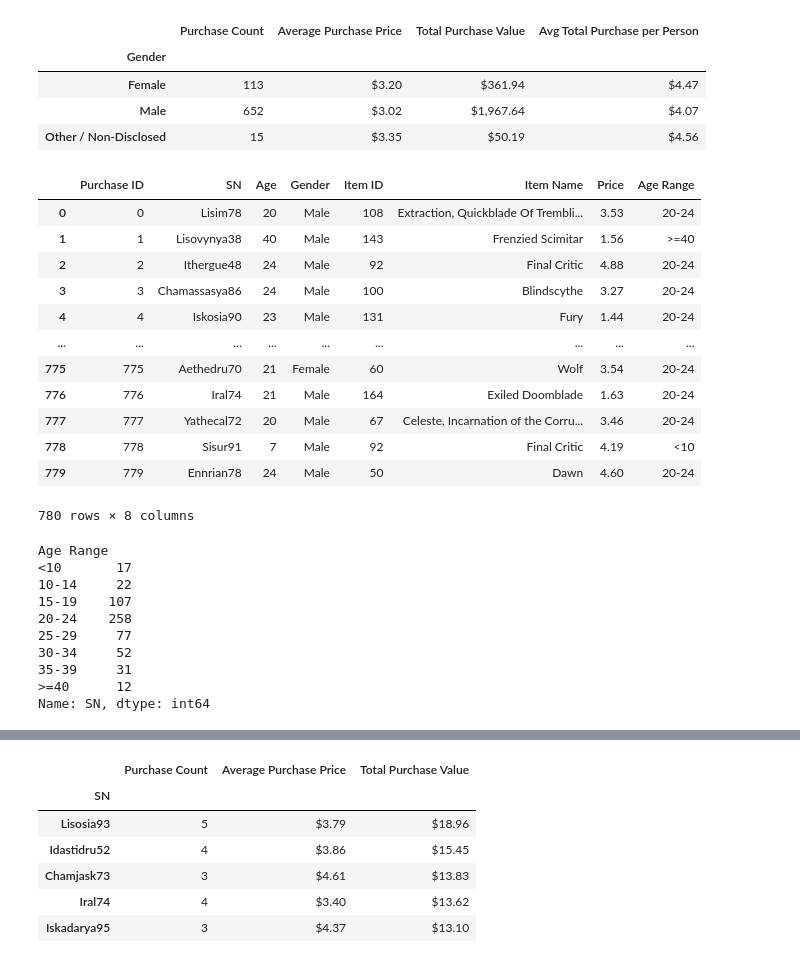
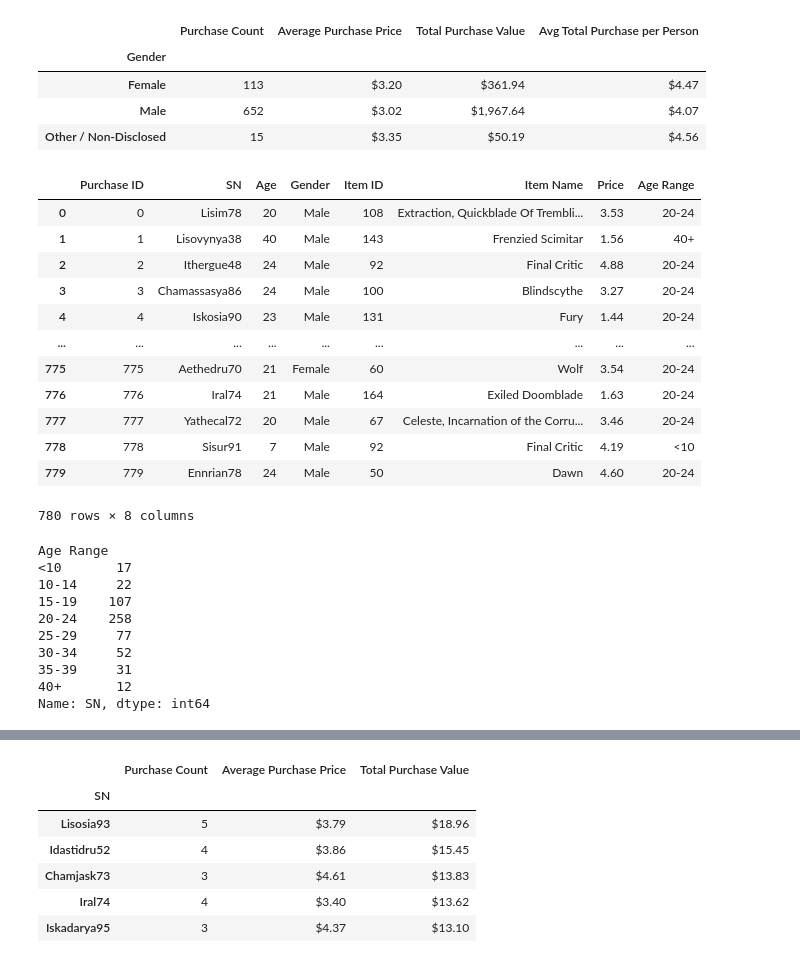
Before and after one commit to amramer45/pandas-In-Game-Purchasing, a Jupyter notebook: HeroesOfPymoli/heroesofpymoli.ipynb, the cells around one changed output, grey strips where cells are left out. Saved outputs shown, nothing was run; the diff lists cells and outputs as text; code cells hidden in the pictures.

```diff
--- a/HeroesOfPymoli/heroesofpymoli.ipynb
+++ b/HeroesOfPymoli/heroesofpymoli.ipynb
@@ -154,16 +146,16 @@ gender_analysis_df
 # %%
 #Create bins (by 4 years) to hold the age data
 bins = [0,9,14,19,24,29,34,39,100]
-age_ranges = ["<10", "10-14", "15-19", "20-24", "25-29", "30-34", "35-39", ">=40"]
+age_ranges = ["<10", "10-14", "15-19", "20-24", "25-29", "30-34", "35-39", "40+"]
 
 #Cut the data
 purchase_data_df["Age Range"] = pd.cut(purchase_data_df["Age"], bins=bins,right = True, labels=age_ranges)
 
 purchase_data_df
 # %% [output]
 |  | Purchase ID | SN | Age | Gender | Item ID | Item Name | Price | Age Range |
 | 0 | 0 | Lisim78 | 20 | Male | 108 | Extraction, Quickblade Of Trembli... | 3.53 | 20-24 |
-| 1 | 1 | Lisovynya38 | 40 | Male | 143 | Frenzied Scimitar | 1.56 | >=40 |
+| 1 | 1 | Lisovynya38 | 40 | Male | 143 | Frenzied Scimitar | 1.56 | 40+ |
 | 2 | 2 | Ithergue48 | 24 | Male | 92 | Final Critic | 4.88 | 20-24 |
 | 3 | 3 | Chamassasya86 | 24 | Male | 100 | Blindscythe | 3.27 | 20-24 |
 | 4 | 4 | Iskosia90 | 23 | Male | 131 | Fury | 1.44 | 20-24 |
@@ -187,7 +179,7 @@ Age Range
 25-29     77
 30-34     52
 35-39     31
->=40      12
+40+       12
 Name: SN, dtype: int64
 # %%
 #Percentages of age groups
```
Also changed, not shown: parts of 13 cells of this notebook.
